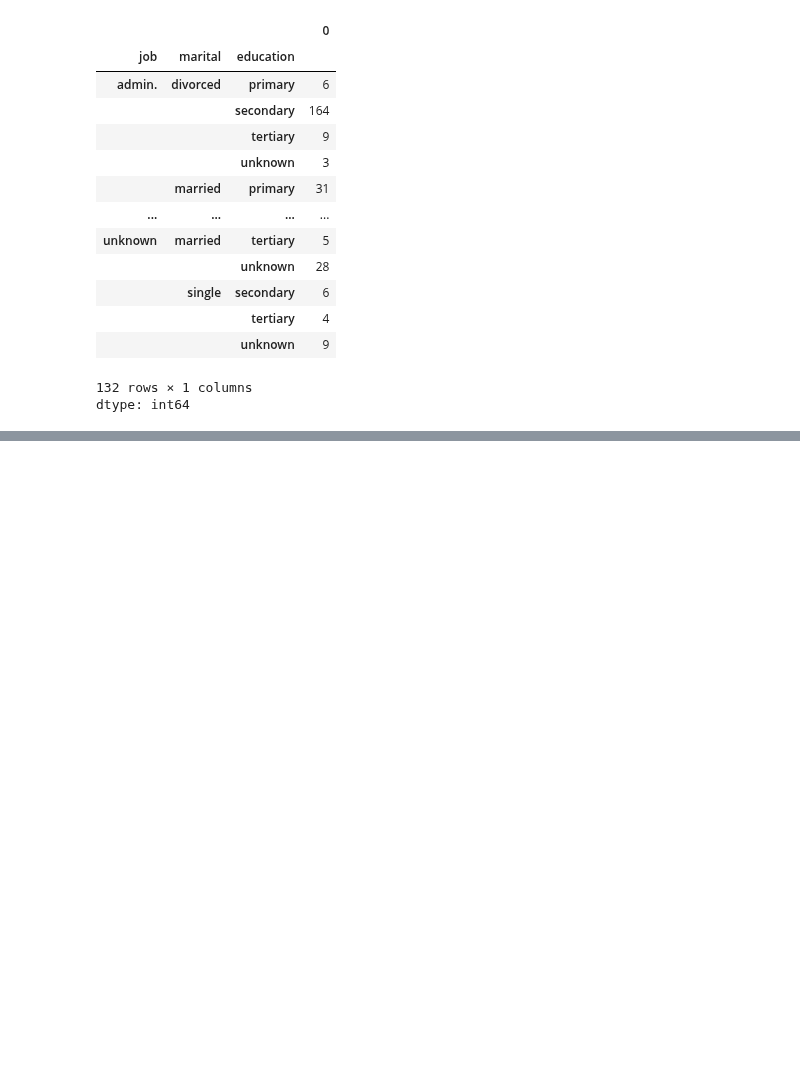
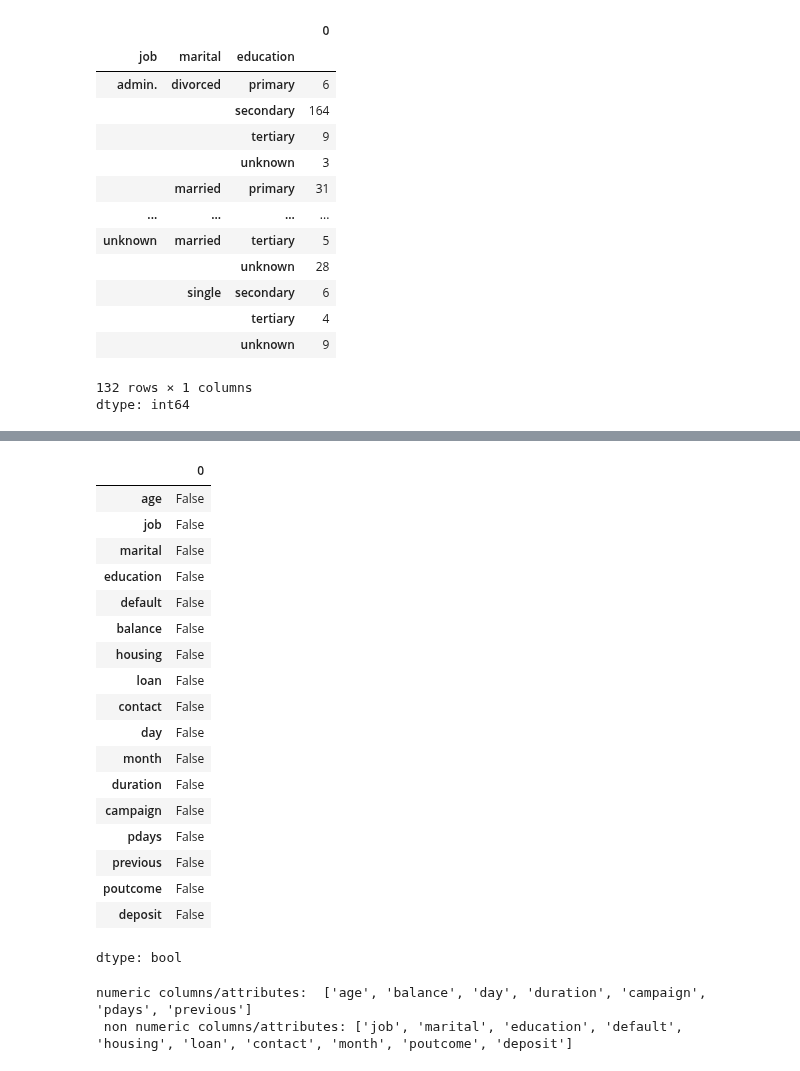
Before and after one commit to AKAB657/EDA-THEORY-DA, a Jupyter notebook: EDA_theory.ipynb, the cells around one changed output, grey strips where cells are left out. Drawn from its saved outputs; the diff is of its cells as text; code cells hidden in the pictures; blank space fills up the shorter version.

```diff
--- a/EDA_theory.ipynb
+++ b/EDA_theory.ipynb
@@ -221,0 +246,29 @@ dtype: int64
+# %%
+pd.isna(data).any()
+# %% [output]
+|  | 0 |
+| age | False |
+| job | False |
+| marital | False |
+| education | False |
+| default | False |
+| balance | False |
+| housing | False |
+| loan | False |
+| contact | False |
+| day | False |
+| month | False |
+| duration | False |
+| campaign | False |
+| pdays | False |
+| previous | False |
+| poutcome | False |
+| deposit | False |
+dtype: bool
+# %%
+numeric_columns = data.select_dtypes(include=np.number).columns.tolist()
+non_numeric_columns = data.select_dtypes(exclude=np.number).columns.tolist()
+print('numeric columns/attributes: ',numeric_columns,'\n non numeric columns/attributes:', non_numeric_columns)
+# %% [output]
+numeric columns/attributes:  ['age', 'balance', 'day', 'duration', 'campaign', 'pdays', 'previous']
+ non numeric columns/attributes: ['job', 'marital', 'education', 'default', 'housing', 'loan', 'contact', 'month', 'poutcome', 'deposit']
```
Also changed, not shown: parts of 2 cells of this notebook.
